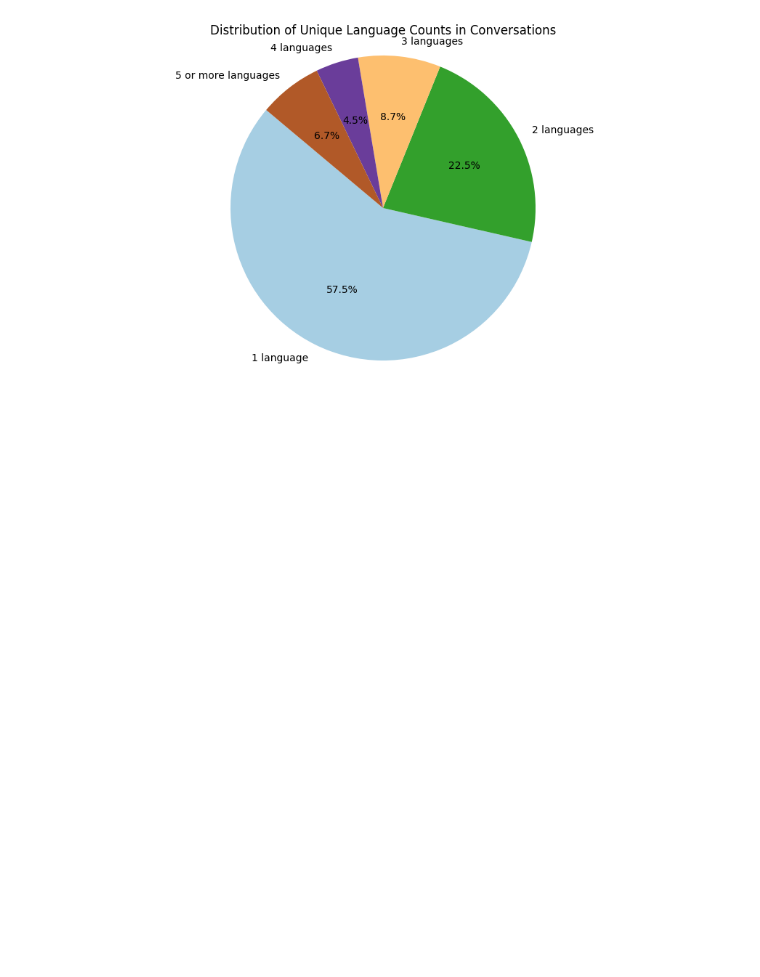
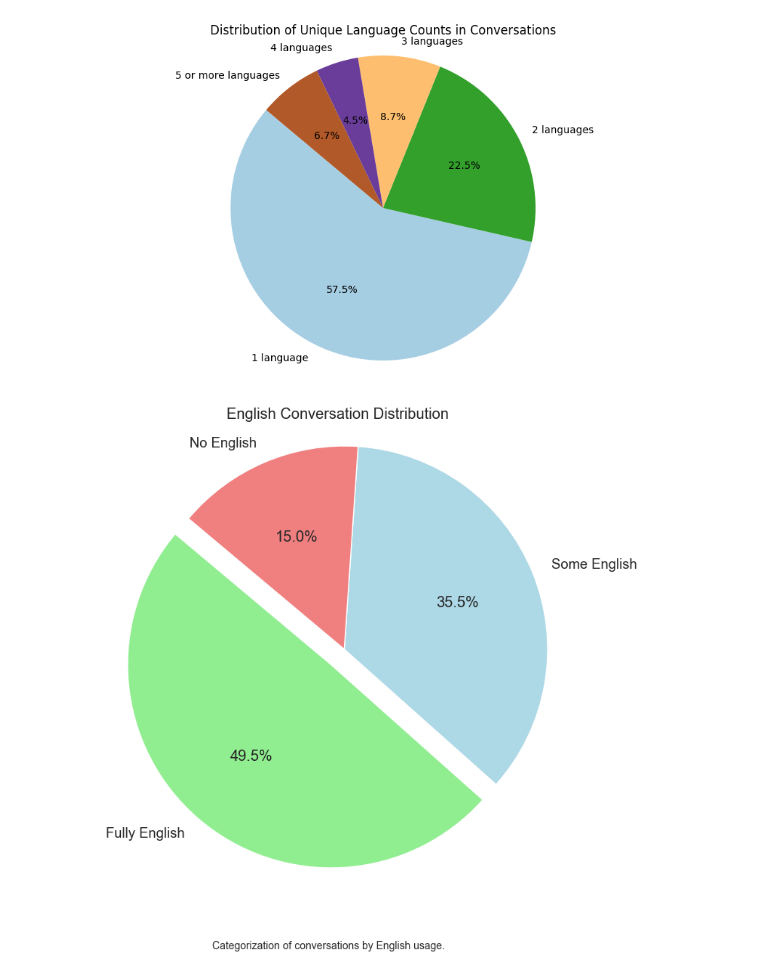
Before and after one commit to Fybex/chatgpt-conversations-analysis, a Jupyter notebook: 2_eda.ipynb, the cells around one changed output. Cells and saved outputs as stored; diff of their text form; code cells hidden in the pictures; blank space fills up the shorter version.

```diff
--- a/2_eda.ipynb
+++ b/2_eda.ipynb
@@ -314,3 +331,22 @@ plt.axis('equal')
 plt.show()
 # %% [output]
 [figure]
+# %%
+conversations = df_expanded.groupby('post_number')['language'].apply(list)
+
+fully_english = sum(all(lang == 'en' for lang in convo) for convo in conversations)
+some_english = sum(any(lang == 'en' for lang in convo) and not all(lang == 'en' for lang in convo) for convo in conversations)
+no_english = sum(all(lang != 'en' for lang in convo) for convo in conversations)
+
+labels = ['Fully English', 'Some English', 'No English']
+sizes = [fully_english, some_english, no_english]
+colors = ['lightgreen', 'lightblue', 'lightcoral']
+
+plt.figure(figsize=(10, 8))
+plt.pie(sizes, labels=labels, colors=colors, autopct='%1.1f%%', startangle=140, explode=(0.1, 0, 0))
+plt.title('English Conversation Distribution')
+plt.figtext(0.5, 0.01, 'Categorization of conversations by English usage.', ha='center', fontsize=10)
+plt.axis('equal')
+plt.show()
+# %% [output]
+[figure, added]
```
Also changed, not shown: parts of 44 cells of this notebook, 4 other files.
